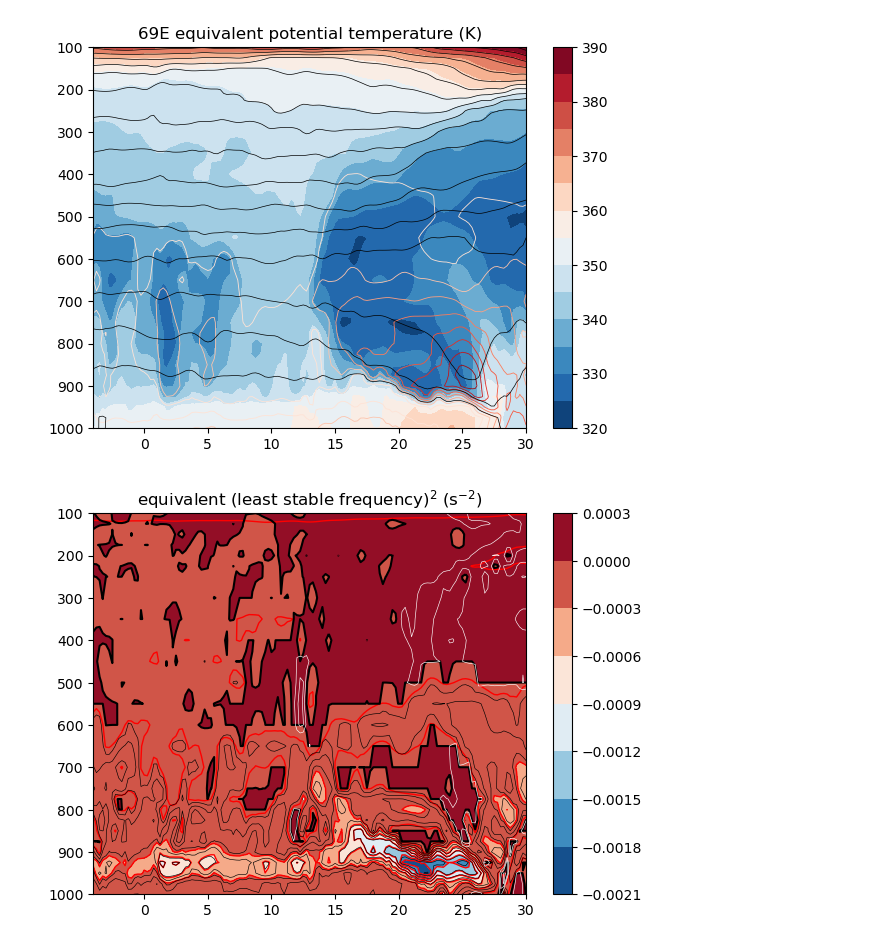
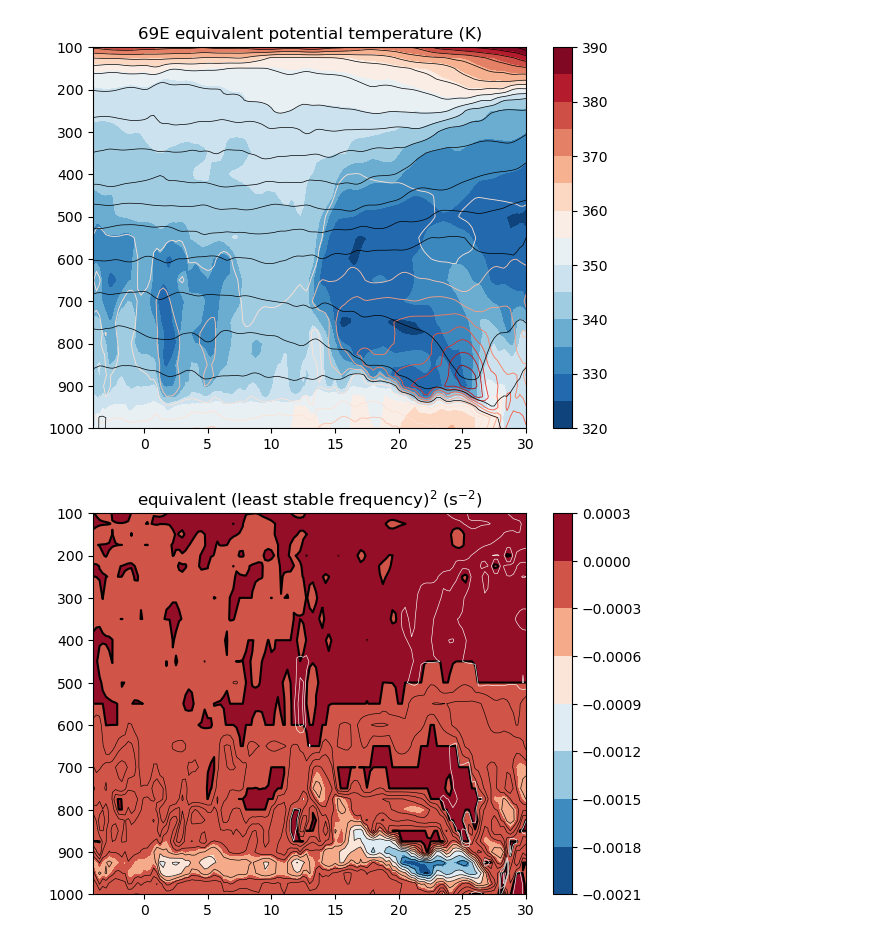
Before and after one commit to deszoeke/ASTRAL-era5, a Jupyter notebook: src/plot_69e.ipynb, the cells around one changed output. Cells and saved outputs as stored; diff of their text form; code cells hidden in the pictures.

```diff
--- a/src/plot_69e.ipynb
+++ b/src/plot_69e.ipynb
@@ -415,27 +417,27 @@ gcf()
 # %%
 Nequiv² = @. -grav^2 / (Rd*ds[:t][1,:,:,:]) * dlnθedlnp # s-2
 
 # Ertel equivalent potential vorticity
 qe = @. F²*Nequiv² - S²*S²
 
 # (meridional) symmetric oscillation frequency
 σe_min² = @. ( Nequiv² + F² - sqrt((Nequiv² + F²)^2 - 4*qe) )/2 # s^-1, +imaginary part indicates unstable growth
 σe_unst = @. sqrt( Complex(σe_min²) ) # frequency of least stable symmetric mode
 
 clf()
 contourf(ds[:latitude][:], ds[:level][:], pd(σe_min²[:,:,it]),
     cmap=ColorMap("RdBu_r"), levels=-21e-4:3e-4:3e-4)
 colorbar()
-contour(ds[:latitude][:], ds[:level][:], pd(Nequiv²[:,:,it]),
-    colors="r", linestyles="-", linewidths=1, levels=-21e-4:3e-4:3e-4)
+# contour(ds[:latitude][:], ds[:level][:], pd(Nequiv²[:,:,it]),
+#     colors="r", linestyles="-", linewidths=1, levels=-21e-4:3e-4:3e-4)
 contour(ds[:latitude][:], ds[:level][:], pd(σe_min²[:,:,it]),
     colors="k", levels=(0,))
 contour(ds[:latitude][:], ds[:level][:], pd(imag.(σe_unst[:,:,it])),
     colors="k", linewidths=0.45, levels=0.5e-2:0.5e-2:5e-2)
 contour(ds[:latitude][:], ds[:level][:], pd(real.(σe_unst[:,:,it])),
     colors="w", linewidths=0.45, levels=0.5e-4:0.25e-4:3e-4)
 ylim([1000, 100])
 title(L"equivalent (least stable frequency)$^2$ (s$^{-2}$)")
 gcf()
 # %% [output]
-[figure, old version]
+[figure, new version]
```
Also changed, not shown: parts of 3 cells of this notebook, 1 other file.
